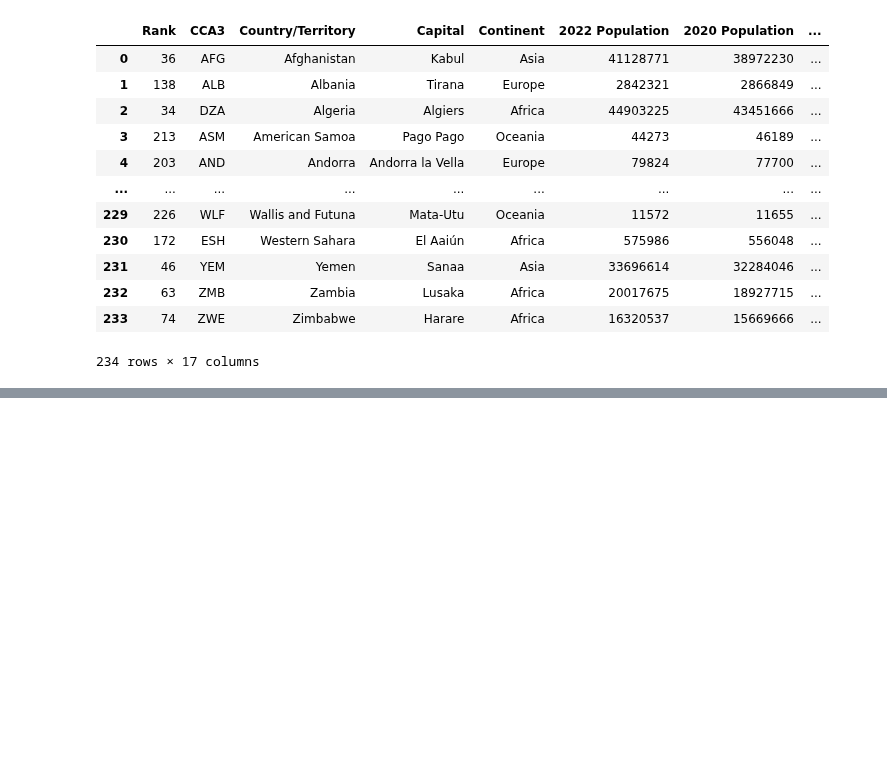
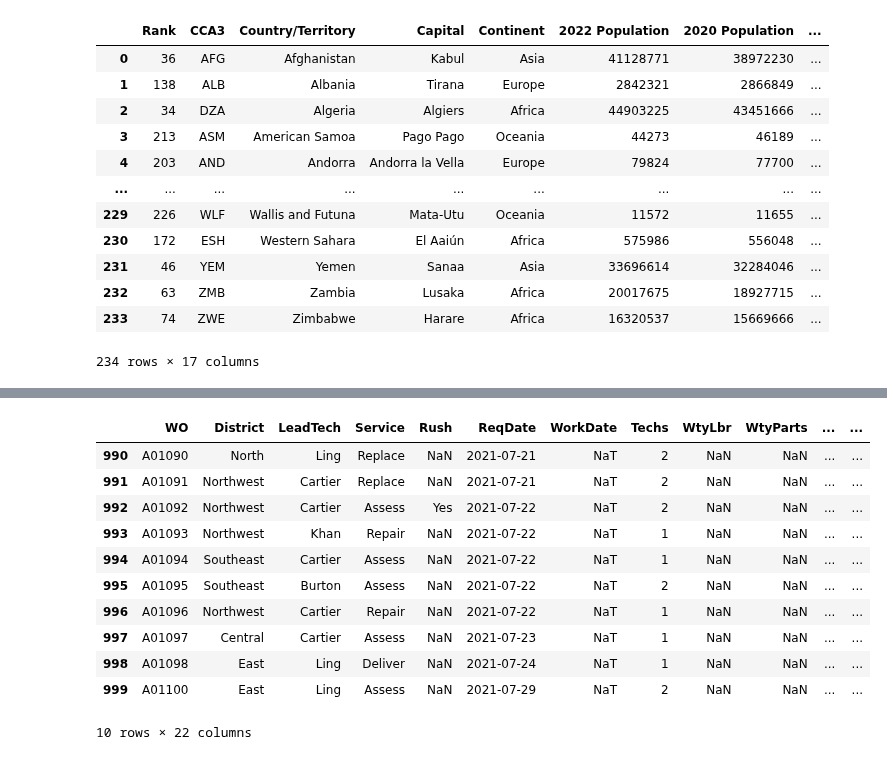
Before and after one commit to bilalsaeed18/Pandas---A-python-Library-, a Jupyter notebook: Reading Files - Pandas.ipynb, the cells around one changed output, grey strips where cells are left out. Saved outputs shown, nothing was run; the diff lists cells and outputs as text; code cells hidden in the pictures; blank space fills up the shorter version.

```diff
--- a/Reading Files - Pandas.ipynb
+++ b/Reading Files - Pandas.ipynb
@@ -54,0 +133,15 @@ df
+# %%
+df3.tail(10) # The last 10 rows
+# %% [output]
+|  | WO | District | LeadTech | Service | Rush | ReqDate | WorkDate | Techs | WtyLbr | WtyParts | ... | ... |
+| 990 | A01090 | North | Ling | Replace | NaN | 2021-07-21 | NaT | 2 | NaN | NaN | ... | ... |
+| 991 | A01091 | Northwest | Cartier | Replace | NaN | 2021-07-21 | NaT | 2 | NaN | NaN | ... | ... |
+| 992 | A01092 | Northwest | Cartier | Assess | Yes | 2021-07-22 | NaT | 2 | NaN | NaN | ... | ... |
+| 993 | A01093 | Northwest | Khan | Repair | NaN | 2021-07-22 | NaT | 1 | NaN | NaN | ... | ... |
+| 994 | A01094 | Southeast | Cartier | Assess | NaN | 2021-07-22 | NaT | 1 | NaN | NaN | ... | ... |
+| 995 | A01095 | Southeast | Burton | Assess | NaN | 2021-07-22 | NaT | 2 | NaN | NaN | ... | ... |
+| 996 | A01096 | Northwest | Cartier | Repair | NaN | 2021-07-22 | NaT | 1 | NaN | NaN | ... | ... |
+| 997 | A01097 | Central | Cartier | Assess | NaN | 2021-07-23 | NaT | 1 | NaN | NaN | ... | ... |
+| 998 | A01098 | East | Ling | Deliver | NaN | 2021-07-24 | NaT | 1 | NaN | NaN | ... | ... |
+| 999 | A01100 | East | Ling | Assess | NaN | 2021-07-29 | NaT | 2 | NaN | NaN | ... | ... |
+10 rows × 22 columns
```
Also changed, not shown: parts of 11 cells of this notebook, 3 other files.
